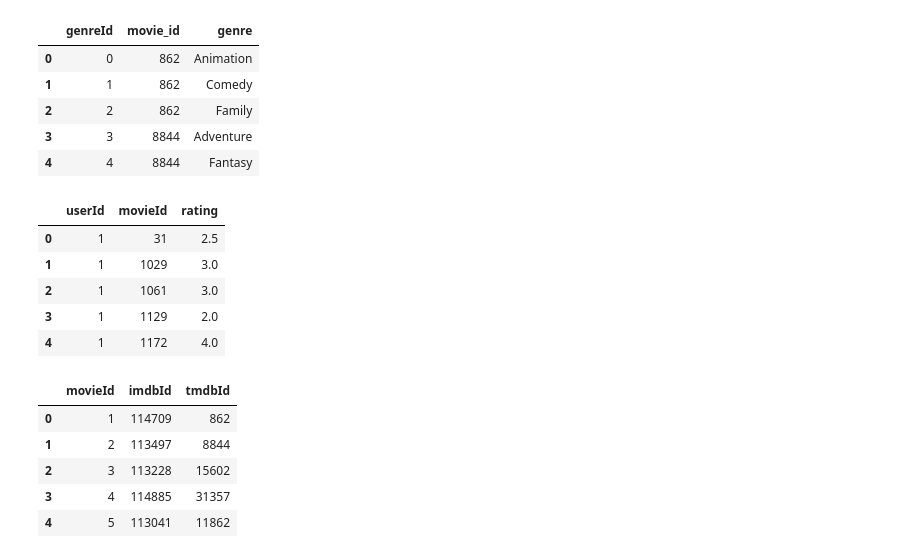
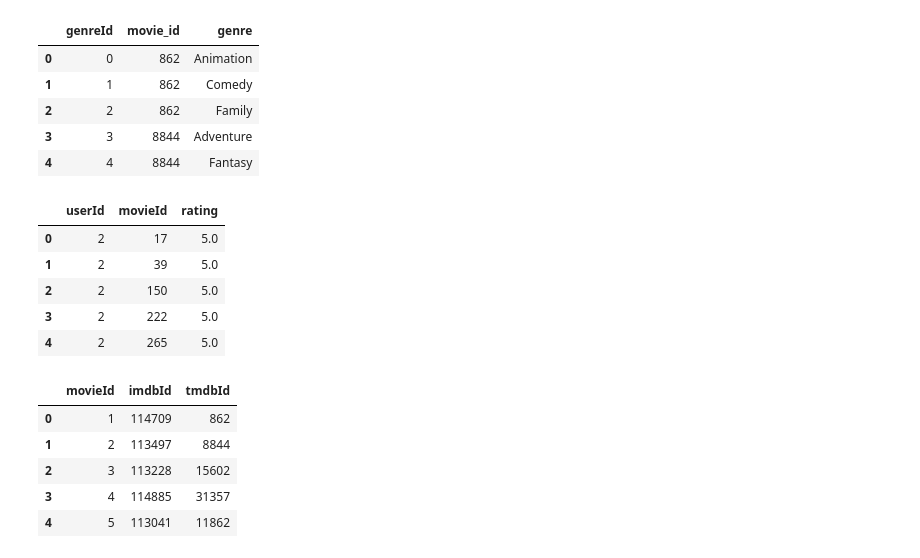
Before and after one commit to bsdutton/PROJECT2---ETL, a Jupyter notebook: ETL_ali_yuntian_Vasanta.ipynb, the cells around one changed output. Saved outputs shown, nothing was run; the diff lists cells and outputs as text; code cells hidden in the pictures.

```diff
--- a/ETL_ali_yuntian_Vasanta.ipynb
+++ b/ETL_ali_yuntian_Vasanta.ipynb
@@ -262,14 +264,14 @@ pd.read_sql_query('select * from genre', con=engine).head()
 ratings_df.to_sql('ratings', con, if_exists='replace', index=False)
 # %%
 # confirm that the data was loaded into the ratings table
-pd.read_sql_query('select * from ratings', con=engine).head()
+pd.read_sql_query('select * from ratings where rating = 5', con=engine).head()
 # %% [output]
 |  | userId | movieId | rating |
-| 0 | 1 | 31 | 2.5 |
-| 1 | 1 | 1029 | 3.0 |
-| 2 | 1 | 1061 | 3.0 |
-| 3 | 1 | 1129 | 2.0 |
-| 4 | 1 | 1172 | 4.0 |
+| 0 | 2 | 17 | 5.0 |
+| 1 | 2 | 39 | 5.0 |
+| 2 | 2 | 150 | 5.0 |
+| 3 | 2 | 222 | 5.0 |
+| 4 | 2 | 265 | 5.0 |
 # %%
 # use pandas to load csv converted into dataframe into the links table
 links_df.to_sql('links', con, if_exists='replace', index=False)
```
Also changed, not shown: parts of 5 cells of this notebook, 1 other file.
